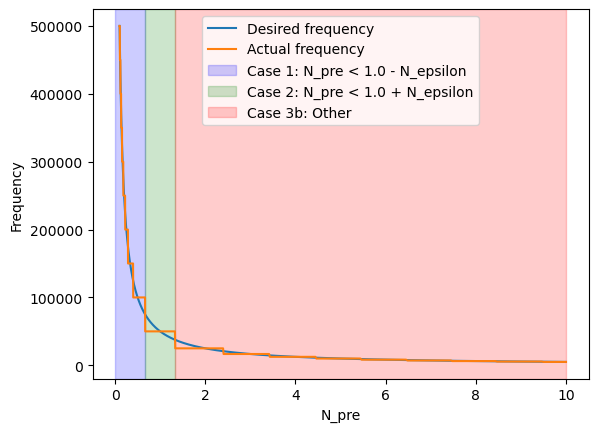
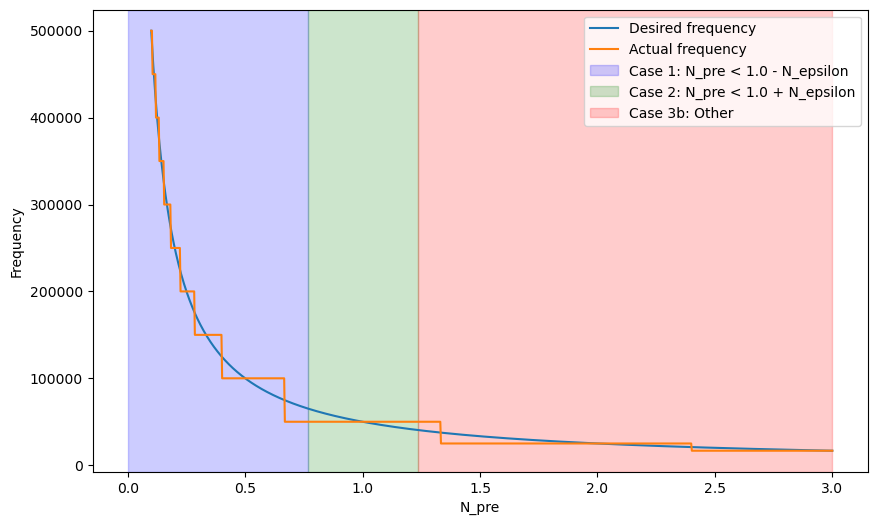
Code edit (unified diff) that turned the first committed figure into the second:
--- before
+++ after
@@ -2,10 +2,11 @@
 
 # Define N_epsilon
-N_epsilon = 0.33
+N_epsilon = 0.234
 _2T = 6000./3e8  # 2 times the cavity round trip time in seconds (for a 3000 m cavity)
 my_N_eff = 10000
 
 # Generate N_pre values
-N_pre_values = np.logspace(-1, 1, 1000)
+#N_pre_values = np.logspace(-1, 1, 1000)
+N_pre_values = np.linspace(0.1, 3, 1000)
 
 # Compute number_of_2T_chains for each N_pre
@@ -35,4 +36,5 @@
 Theta_values = np.array(Theta_values)
 
+plt.figure(figsize=(10, 6))
 plt.plot(N_pre_values, desired_f_calc_values, label="Desired frequency")
 plt.plot(N_pre_values, actual_f_calc_values, label="Actual frequency")

Commit: Fixed all cases of simulator decision algorithm.